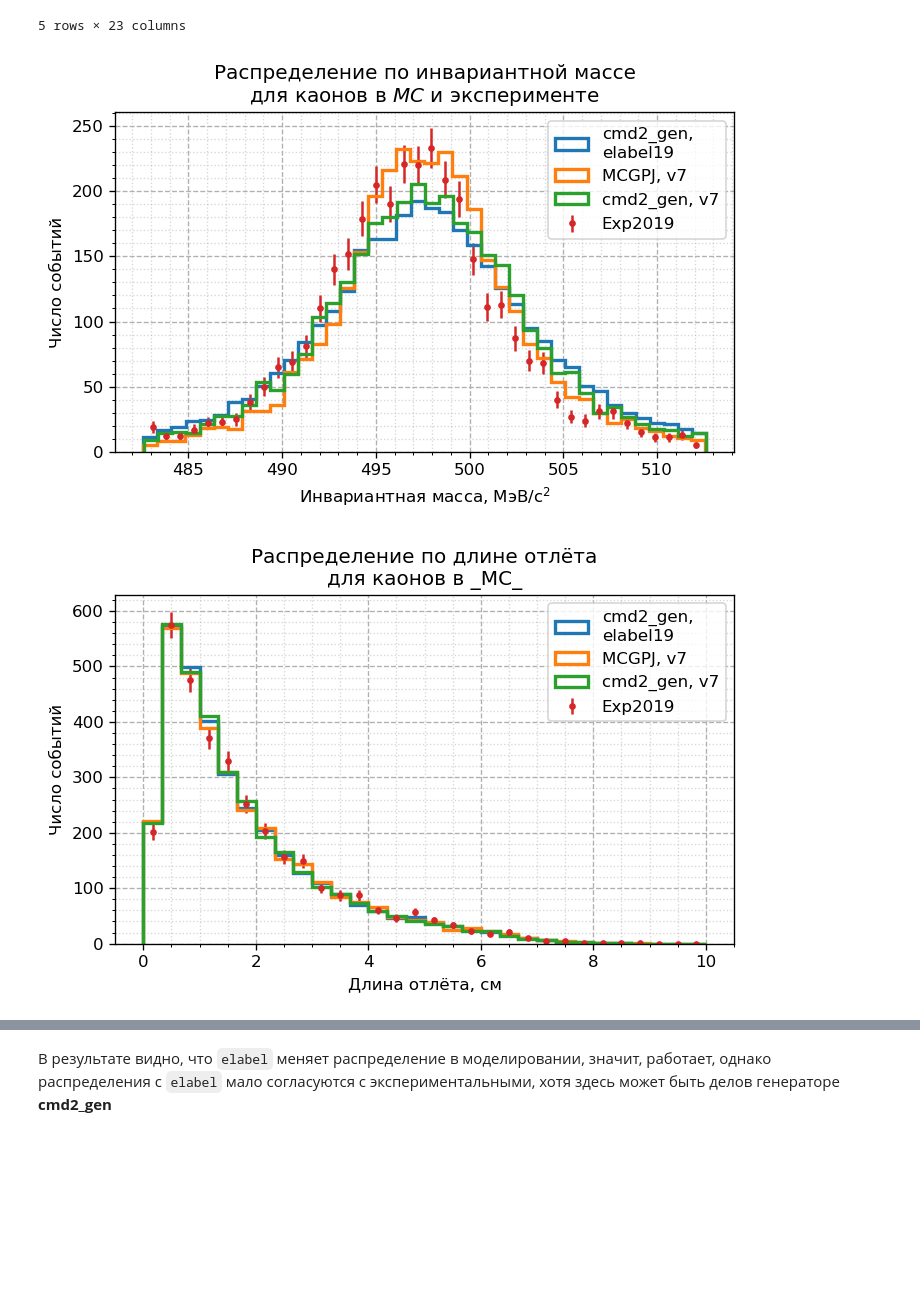
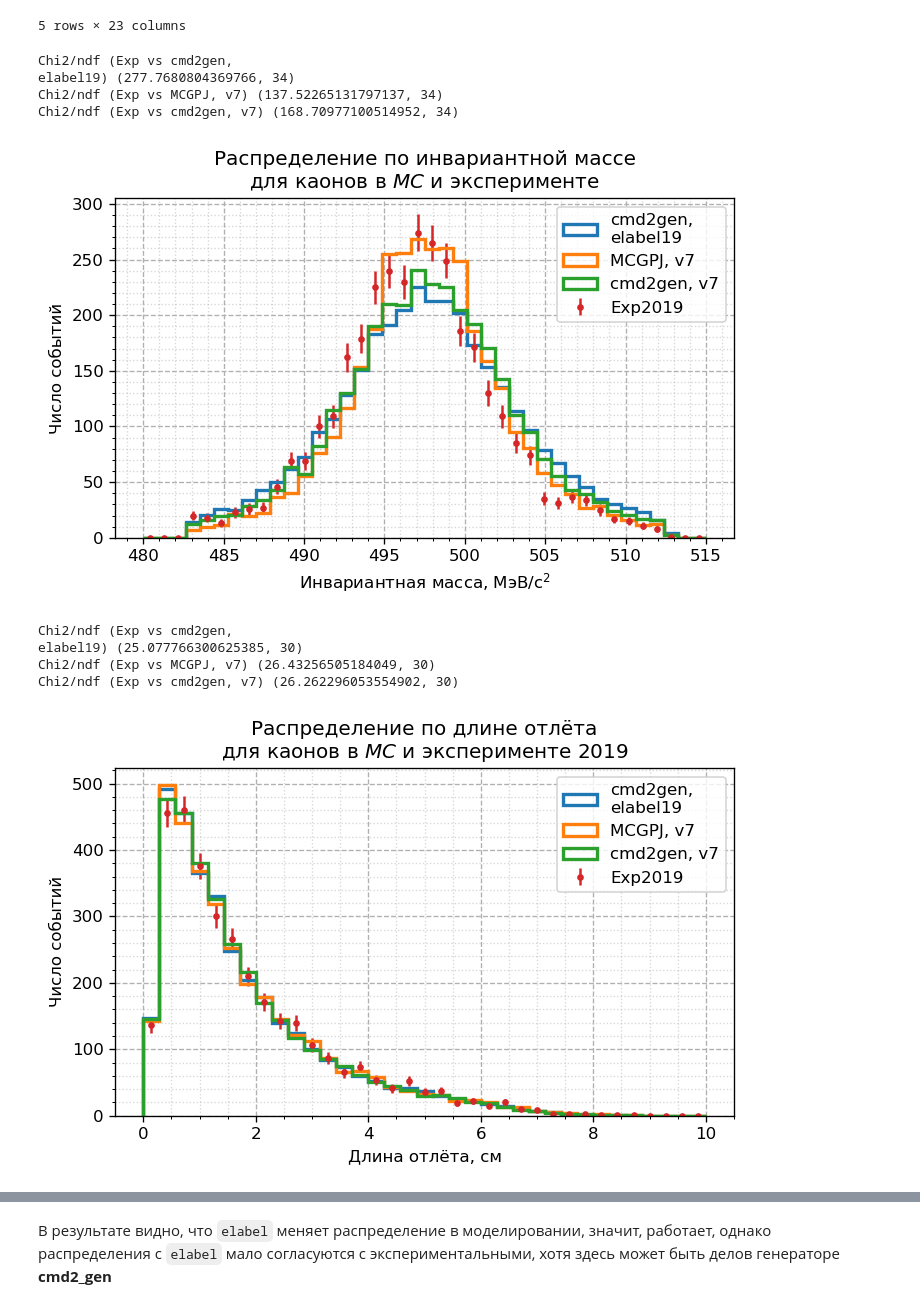
Before and after one commit to nikita-p/kskl20, a Jupyter notebook: notebooks/01. AnglesNote.ipynb, the cells around one changed output, grey strips where cells are left out. Saved outputs shown, nothing was run; the diff lists cells and outputs as text; code cells hidden in the pictures; blank space fills up the shorter version.

Commit message:
Update AnglesNotebook
1. Check 2011 (#2)
2. Compare kslen distributions (#5)
3. Use different generators (MCGPJ, cmd2_gen) with elabel and without

```diff
--- a/notebooks/01. AnglesNote.ipynb
+++ b/notebooks/01. AnglesNote.ipynb
@@ -231,9 +233,11 @@ dfBins.head()
 
 На примере 19 года соотнесу три/четыре типа моделирования: **MCGPJ** и **cmd2_gen** с `elabel` и без
 # %%
-dfExp = prepare_data('../trees/exp2019_allTheta_allMoms.root')
+dfE19 = prepare_data('../trees/exp2019_allTheta_allMoms.root')
 dfMC_19sg, dfMC_7pj, dfMC_7sg = prepare_data('../trees/mc19_sg.root'), prepare_data('../trees/mc7_mcgpj.root'), prepare_data('../trees/mc7_sg.root')
-dfExp, dfMC_19sg, dfMC_7pj, dfMC_7sg = assign_mc_weight(dfExp, dfMC_19sg, dfMC_7pj, dfMC_7sg)
+dfE19, dfMC_19sg, dfMC_7pj, dfMC_7sg = assign_mc_weight(dfE19, dfMC_19sg, dfMC_7pj, dfMC_7sg)
+
+dfMCs, labs = [dfMC_19sg, dfMC_7pj, dfMC_7sg], ['cmd2gen,\nelabel19', 'MCGPJ, v7', 'cmd2gen, v7']
 # %%
 dfMC_19sg.head()
 # %% [output]
@@ -246,23 +250,31 @@ dfMC_19sg.head()
 | 537.5 | 537.5 | 3 | 1.653791 | 1.588032 | 0.781196 | 0.500936 | 140.299942 | 293.247162 | 0.723954 | -0.328564 | ... | ... |
 5 rows × 23 columns
 # %%
-bins = 40
-plt.hist(dfMC_19sg.ksminv, bins=bins, histtype='step', lw=2, label='cmd2_gen,\nelabel19',  weights=dfMC_19sg.weight);
-plt.hist( dfMC_7pj.ksminv, bins=bins, histtype='step', lw=2, label='MCGPJ, v7',  weights=dfMC_7pj.weight);
-plt.hist( dfMC_7sg.ksminv, bins=bins, histtype='step', lw=2, label='cmd2_gen, v7',  weights=dfMC_7sg.weight);
-hep_histo(dfExp.ksminv, bins=bins, label='Exp2019')
+bins, r = 40, (480, 515)
+for df, lab in zip(dfMCs, labs):
+    plt.hist(df.ksminv, bins=bins, histtype='step', lw=2, label=lab, range=r, weights=df.weight)
+    print('Chi2/ndf', f'(Exp vs {lab})',
+      chi2_ndf(dfE19.ksminv, df.ksminv, bins=bins, range=r, weights1=dfE19.weight, weights2=df.weight))
+hep_histo(dfE19.ksminv, bins=bins, range=r, label='Exp2019')
 my_style('Распределение по инвариантной массе\nдля каонов в $MC$ и эксперименте', 'Инвариантная масса, МэВ/с${}^2$', 'Число событий', legend=True)
 # %% [output]
+Chi2/ndf (Exp vs cmd2gen,
+elabel19) (277.7680804369766, 34)
+Chi2/ndf (Exp vs MCGPJ, v7) (137.52265131797137, 34)
+Chi2/ndf (Exp vs cmd2gen, v7) (168.70977100514952, 34)
-[figure, old version]
+[figure, new version]
 # %%
-bins = 30
-range1 = (0, 10)
-plt.hist(dfMC_19sg.kslen, bins=bins, histtype='step', lw=2, label='cmd2_gen,\nelabel19',  weights=dfMC_19sg.weight, range=range1);
-plt.hist( dfMC_7pj.kslen, bins=bins, histtype='step', lw=2, label='MCGPJ, v7',  weights=dfMC_7pj.weight, range=range1);
-plt.hist( dfMC_7sg.kslen, bins=bins, histtype='step', lw=2, label='cmd2_gen, v7',  weights=dfMC_7sg.weight, range=range1);
-hep_histo(dfExp.kslen, bins=bins, label='Exp2019', range=range1)
-# plt.yscale('log')
-my_style('Распределение по длине отлёта\nдля каонов в _MC_', 'Длина отлёта, см', 'Число событий', legend=True)
+bins, r = 35, (0, 10)
+for df, lab in zip(dfMCs, labs):
+    plt.hist(df.kslen, bins=bins, histtype='step', lw=2, label=lab, range=r, weights=df.weight)
+    print('Chi2/ndf', f'(Exp vs {lab})',
+      chi2_ndf(dfE19.kslen, df.kslen, bins=bins, range=r, weights1=dfE19.weight, weights2=df.weight))
+hep_histo(dfE19.kslen, bins=bins, range=r, label='Exp2019')
+my_style('Распределение по длине отлёта\nдля каонов в $MC$ и эксперименте 2019', 'Длина отлёта, см', 'Число событий', legend=True)
 # %% [output]
+Chi2/ndf (Exp vs cmd2gen,
+elabel19) (25.077766300625385, 30)
+Chi2/ndf (Exp vs MCGPJ, v7) (26.43256505184049, 30)
+Chi2/ndf (Exp vs cmd2gen, v7) (26.262296053554902, 30)
-[figure, old version]
+[figure, new version]
 # %%
```
Also changed, not shown: parts of 23 cells of this notebook, 2 other files.
